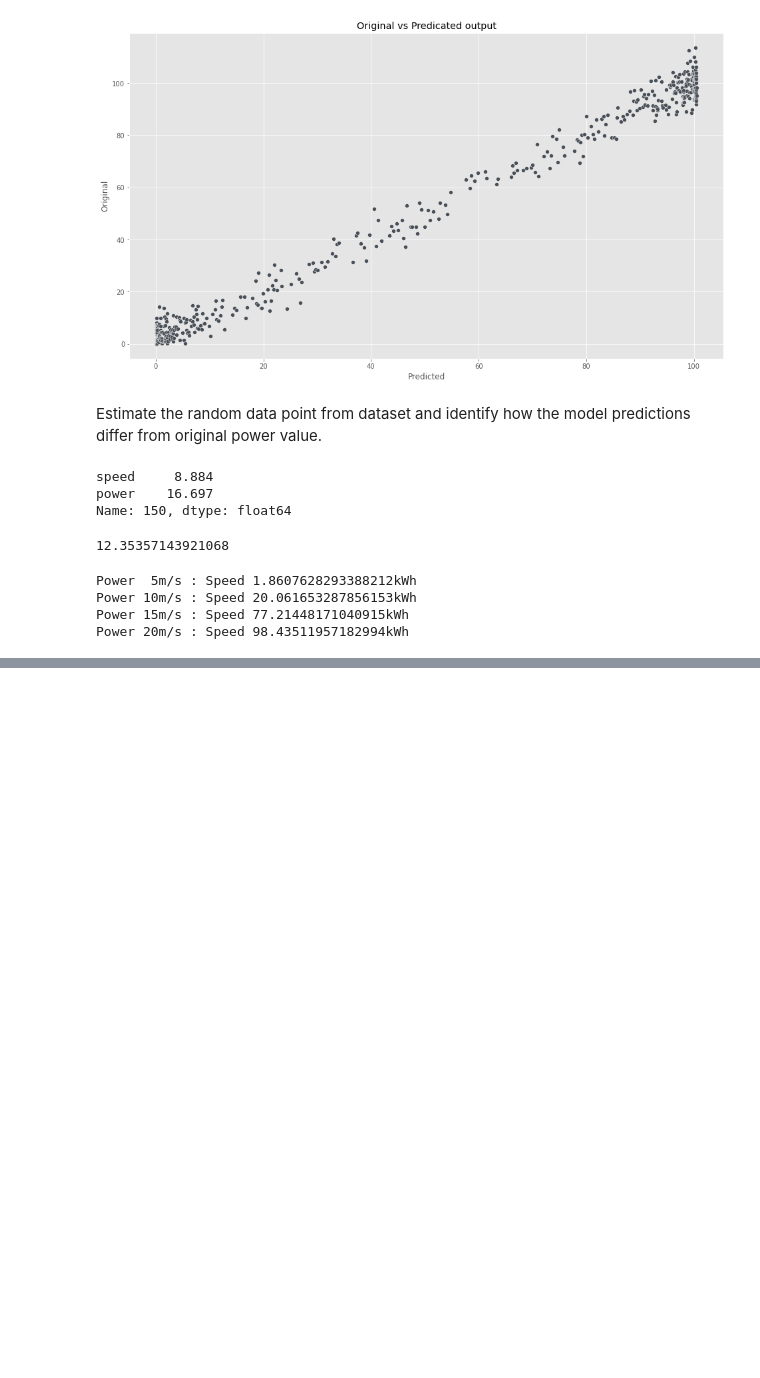
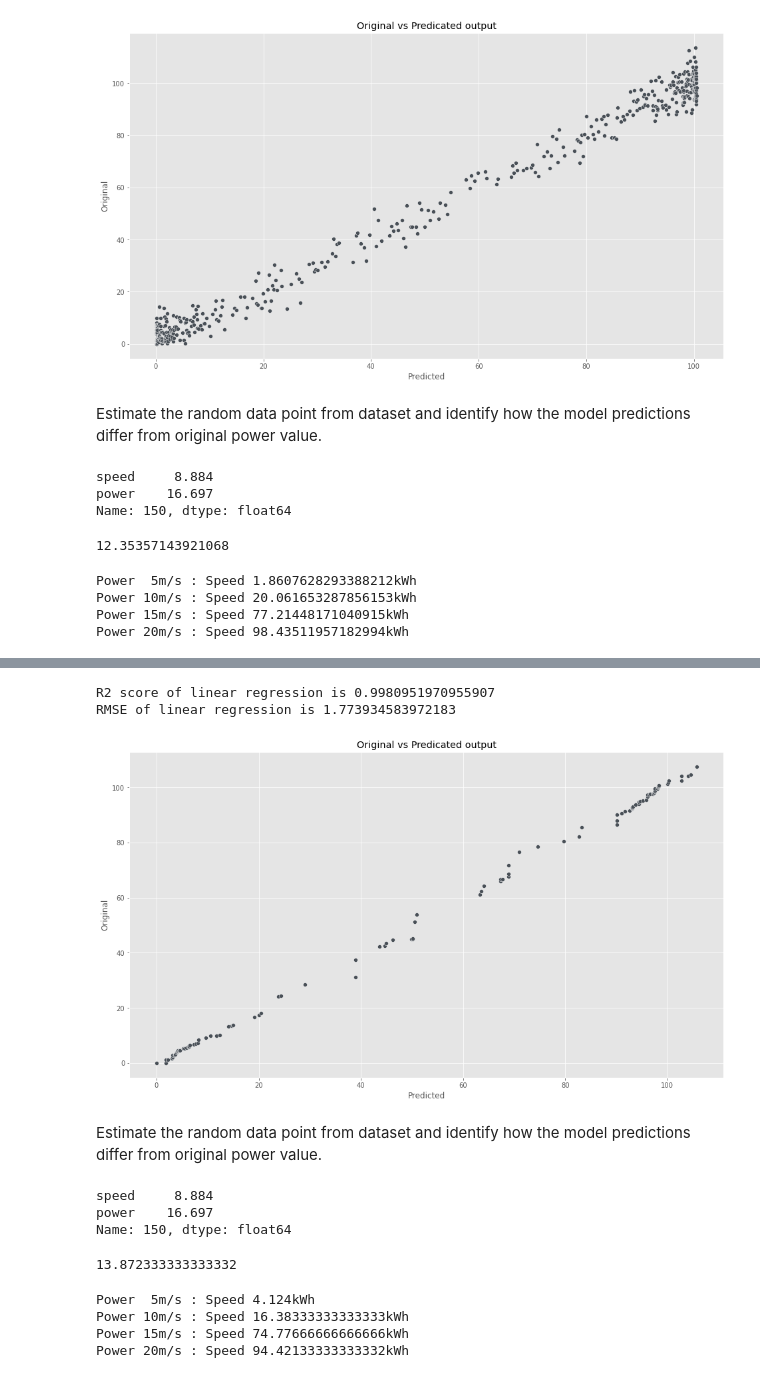
Before and after one commit to mizydorek/Fundamentals-of-Data-Analysis-Project-2020, a Jupyter notebook: project.ipynb, the cells around one changed output, grey strips where cells are left out. Cells and saved outputs as stored; diff of their text form; code cells hidden in the pictures; blank space fills up the shorter version.

```diff
--- a/project.ipynb
+++ b/project.ipynb
@@ -634,3 +684,50 @@ Power 20m/s : Speed 98.43511957182994kWh
+# %%
+# Calculate the R-squared value.
+r2 = r2_score(y_test, y_test_pred)
+
+# Calculate Root Mean Squared Error.
+rmse = np.sqrt(mean_squared_error(y_test, y_test_pred))
+
+print('''R2 score of linear regression is {}
+RMSE of linear regression is {}'''.format(r2, rmse))
+# %% [output]
+R2 score of linear regression is 0.9980951970955907
+RMSE of linear regression is 1.773934583972183
+# %%
+# Plot original versus predicted data.
+sns.scatterplot(y_test_pred, y_test).set(title='Original vs Predicated output', xlabel="Predicted", ylabel="Original");
+# %% [output]
+[figure, added]
+# %% [markdown]
+Estimate the random data point from dataset and identify how the model predictions differ from original power value.
+# %%
+# Random data point of dataset.
+df.iloc[150]
+# %% [output]
+speed     8.884
+power    16.697
+Name: 150, dtype: float64
+# %%
+point = np.array(8.884)
+knn.predict(point.reshape(1, -1))[0]
+# %% [output]
+13.872333333333332
+# %%
+# Calculate four data points to compare results with polynomial model.
+point5 = np.array(5)
+point10 = np.array(10)
+point15 = np.array(15)
+point20 = np.array(20)
+
+print('Power  5m/s : Speed ' + str(knn.predict(point5.reshape(1, -1))[0]) + 'kWh\n'
+'Power 10m/s : Speed ' + str(knn.predict(point10.reshape(1, -1))[0]) + 'kWh\n'
+'Power 15m/s : Speed ' + str(knn.predict(point15.reshape(1, -1))[0]) + 'kWh\n'
+'Power 20m/s : Speed ' + str(knn.predict(point20.reshape(1, -1))[0]) + 'kWh')
+# %% [output]
+Power  5m/s : Speed 4.124kWh
+Power 10m/s : Speed 16.38333333333333kWh
+Power 15m/s : Speed 74.77666666666666kWh
+Power 20m/s : Speed 94.42133333333332kWh
 # %% [markdown]
 ### References
 
```
Also changed, not shown: parts of 12 cells of this notebook.
